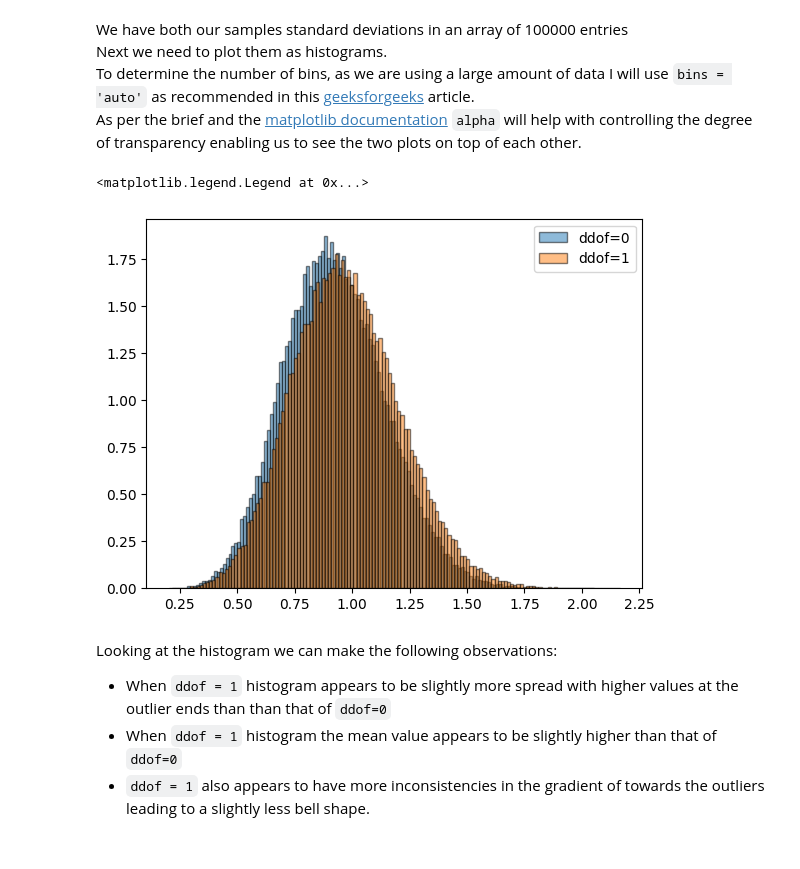
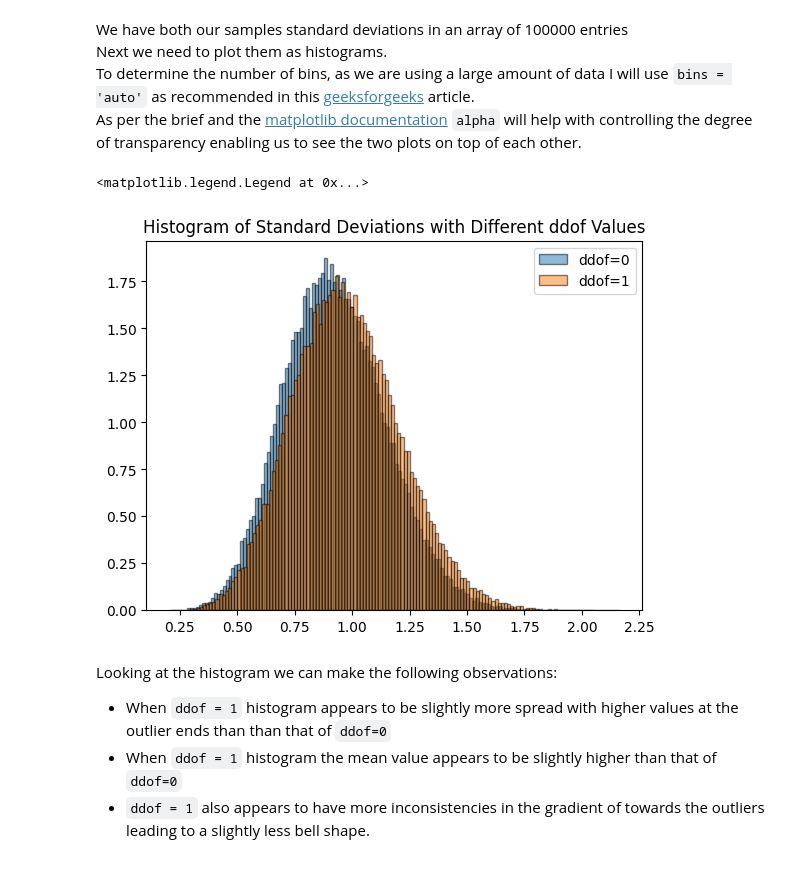
Before and after one commit to AndreHoarau/applied-statistics-assessment, a Jupyter notebook: problems.ipynb, the cells around one changed output. Cells and saved outputs as stored; diff of their text form; code cells hidden in the pictures.

```diff
--- a/problems.ipynb
+++ b/problems.ipynb
@@ -307,15 +331,17 @@ Next we need to plot them as histograms.
 To determine the number of bins, as we are using a large amount of data I will use  `bins = 'auto'` as recommended in this [geeksforgeeks](https://www.geeksforgeeks.org/python/bin-size-in-matplotlib-histogram/) article.
 As per the brief and the [matplotlib documentation](https://matplotlib.org/stable/api/_as_gen/matplotlib.axes.Axes.hist.html) `alpha` will help with controlling the degree of transparency enabling us to see the two plots on top of each other.
 # %%
-# Create an empty plot
+# Create an empty plot.
 fig, ax = plt.subplots()
 # Create histogram for ddof=0.
 ax.hist(ddof_0,edgecolor = 'black', density=True, bins='auto', alpha=0.5, label='ddof=0')
 ax.hist(ddof_1,edgecolor = 'black', density=True, bins='auto', alpha=0.5, label='ddof=1')
+# Adding a title to the chart.
+ax.set_title('Histogram of Standard Deviations with Different ddof Values')
 ax.legend()
 # %% [output]
 <matplotlib.legend.Legend at 0x...>
-[figure, old version]
+[figure, new version]
 # %% [markdown]
 Looking at the histogram we can make the following observations:
 * When `ddof = 1` histogram appears to be slightly more spread with higher values at the outlier ends than than that of `ddof=0`
```
Also changed, not shown: parts of 24 cells of this notebook.
